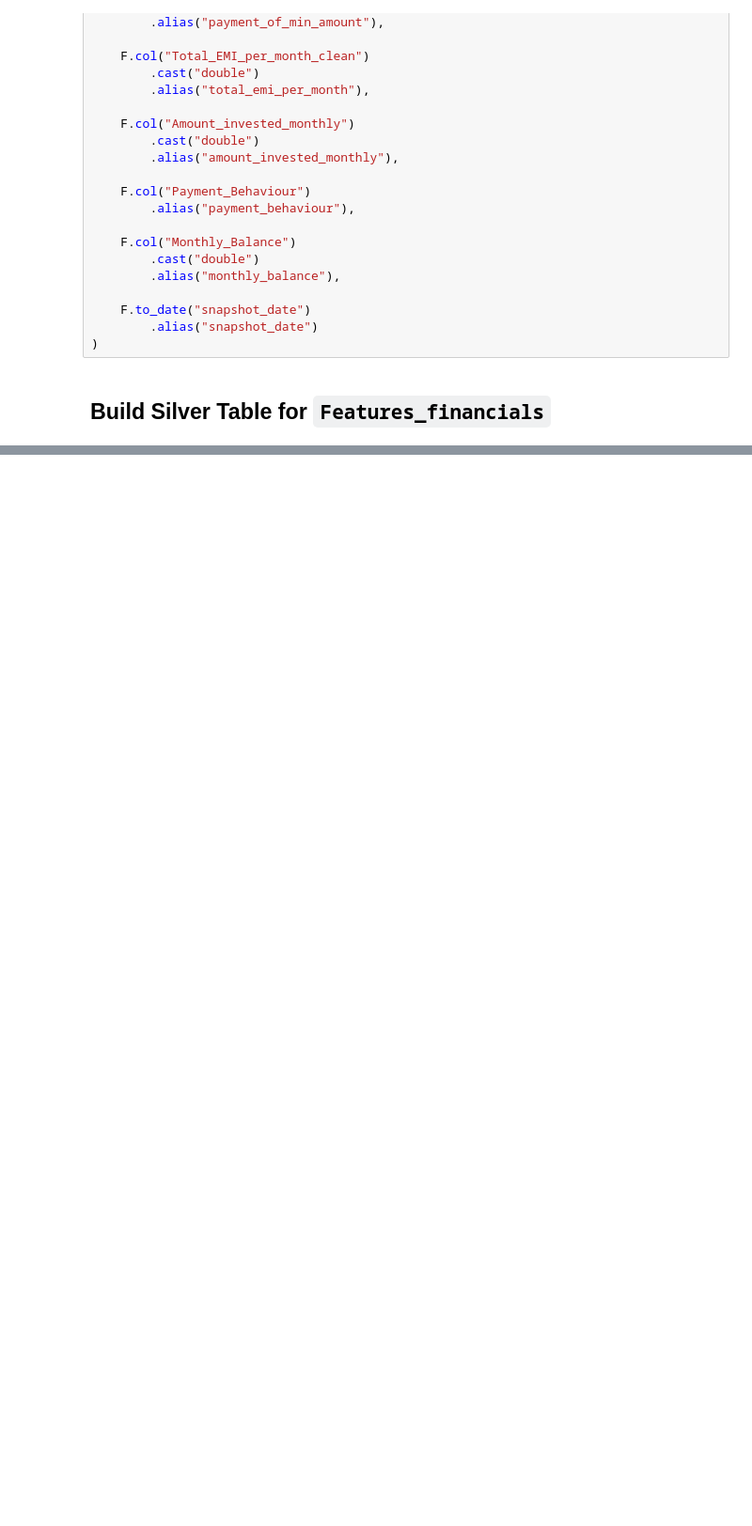
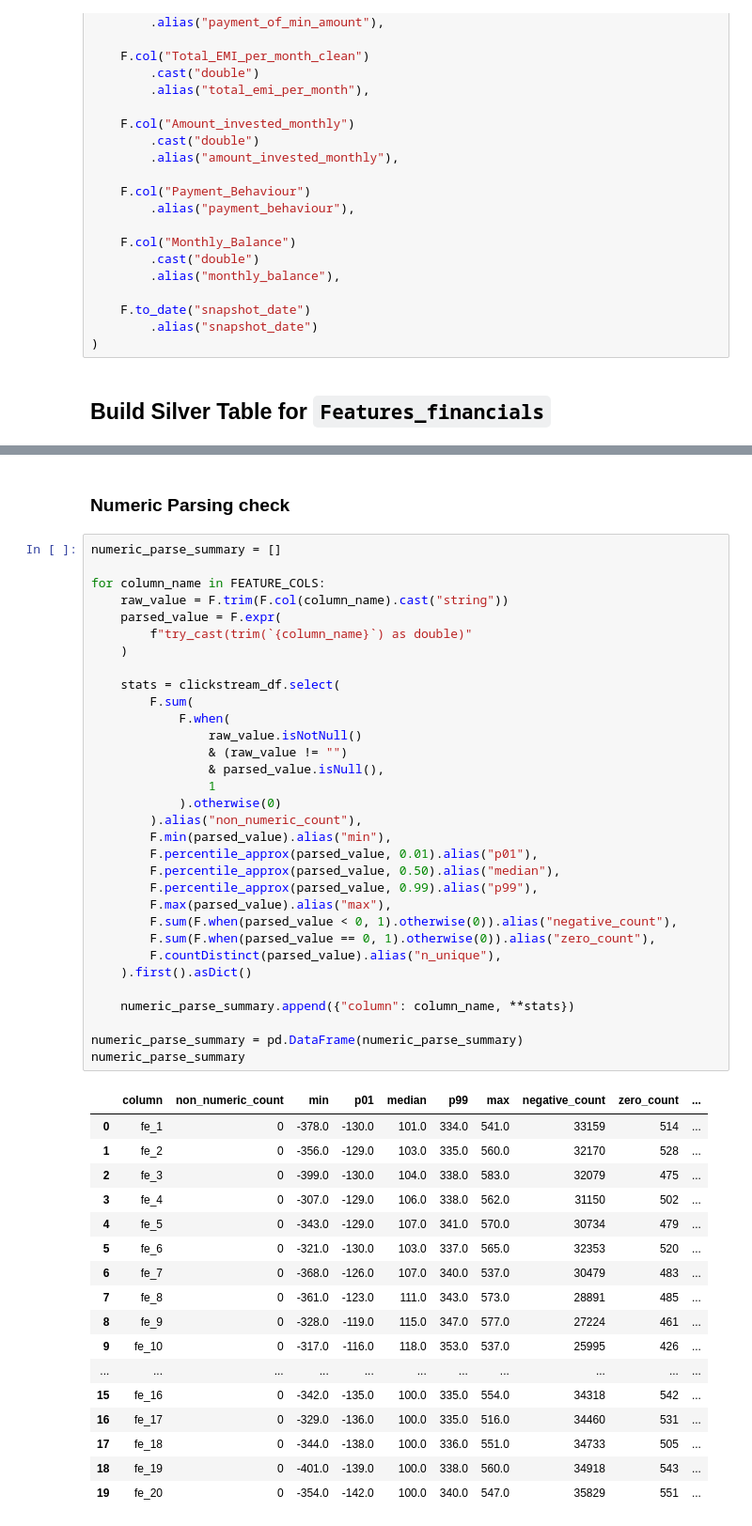
Before and after one commit to anhln113/MLE_Assignment_1, a Jupyter notebook: notebooks/EDA.ipynb, the cells around one changed output, grey strips where cells are left out. Shown at 94% size. Cells and saved outputs as stored; diff of their text form; blank space fills up the shorter version.

```diff
--- a/notebooks/EDA.ipynb
+++ b/notebooks/EDA.ipynb
@@ -1881,0 +2023,52 @@ True
+# %% [markdown]
+### Numeric Parsing check
+# %%
+numeric_parse_summary = []
+
+for column_name in FEATURE_COLS:
+    raw_value = F.trim(F.col(column_name).cast("string"))
+    parsed_value = F.expr(
+        f"try_cast(trim(`{column_name}`) as double)"
+    )
+
+    stats = clickstream_df.select(
+        F.sum(
+            F.when(
+                raw_value.isNotNull()
+                & (raw_value != "")
+                & parsed_value.isNull(),
+                1
+            ).otherwise(0)
+        ).alias("non_numeric_count"),
+        F.min(parsed_value).alias("min"),
+        F.percentile_approx(parsed_value, 0.01).alias("p01"),
+        F.percentile_approx(parsed_value, 0.50).alias("median"),
+        F.percentile_approx(parsed_value, 0.99).alias("p99"),
+        F.max(parsed_value).alias("max"),
+        F.sum(F.when(parsed_value < 0, 1).otherwise(0)).alias("negative_count"),
+        F.sum(F.when(parsed_value == 0, 1).otherwise(0)).alias("zero_count"),
+        F.countDistinct(parsed_value).alias("n_unique"),
+    ).first().asDict()
+
+    numeric_parse_summary.append({"column": column_name, **stats})
+
+numeric_parse_summary = pd.DataFrame(numeric_parse_summary)
+numeric_parse_summary
+# %% [output]
+|  | column | non_numeric_count | min | p01 | median | p99 | max | negative_count | zero_count | ... |
+| 0 | fe_1 | 0 | -378.0 | -130.0 | 101.0 | 334.0 | 541.0 | 33159 | 514 | ... |
+| 1 | fe_2 | 0 | -356.0 | -129.0 | 103.0 | 335.0 | 560.0 | 32170 | 528 | ... |
+| 2 | fe_3 | 0 | -399.0 | -130.0 | 104.0 | 338.0 | 583.0 | 32079 | 475 | ... |
+| 3 | fe_4 | 0 | -307.0 | -129.0 | 106.0 | 338.0 | 562.0 | 31150 | 502 | ... |
+| 4 | fe_5 | 0 | -343.0 | -129.0 | 107.0 | 341.0 | 570.0 | 30734 | 479 | ... |
+| 5 | fe_6 | 0 | -321.0 | -130.0 | 103.0 | 337.0 | 565.0 | 32353 | 520 | ... |
+| 6 | fe_7 | 0 | -368.0 | -126.0 | 107.0 | 340.0 | 537.0 | 30479 | 483 | ... |
+| 7 | fe_8 | 0 | -361.0 | -123.0 | 111.0 | 343.0 | 573.0 | 28891 | 485 | ... |
+| 8 | fe_9 | 0 | -328.0 | -119.0 | 115.0 | 347.0 | 577.0 | 27224 | 461 | ... |
+| 9 | fe_10 | 0 | -317.0 | -116.0 | 118.0 | 353.0 | 537.0 | 25995 | 426 | ... |
+| ... | ... | ... | ... | ... | ... | ... | ... | ... | ... | ... |
+| 15 | fe_16 | 0 | -342.0 | -135.0 | 100.0 | 335.0 | 554.0 | 34318 | 542 | ... |
+| 16 | fe_17 | 0 | -329.0 | -136.0 | 100.0 | 335.0 | 516.0 | 34460 | 531 | ... |
+| 17 | fe_18 | 0 | -344.0 | -138.0 | 100.0 | 336.0 | 551.0 | 34733 | 505 | ... |
+| 18 | fe_19 | 0 | -401.0 | -139.0 | 100.0 | 338.0 | 560.0 | 34918 | 543 | ... |
+| 19 | fe_20 | 0 | -354.0 | -142.0 | 100.0 | 340.0 | 547.0 | 35829 | 551 | ... |
```
Also changed, not shown: parts of 18 cells of this notebook, 3 other files.
